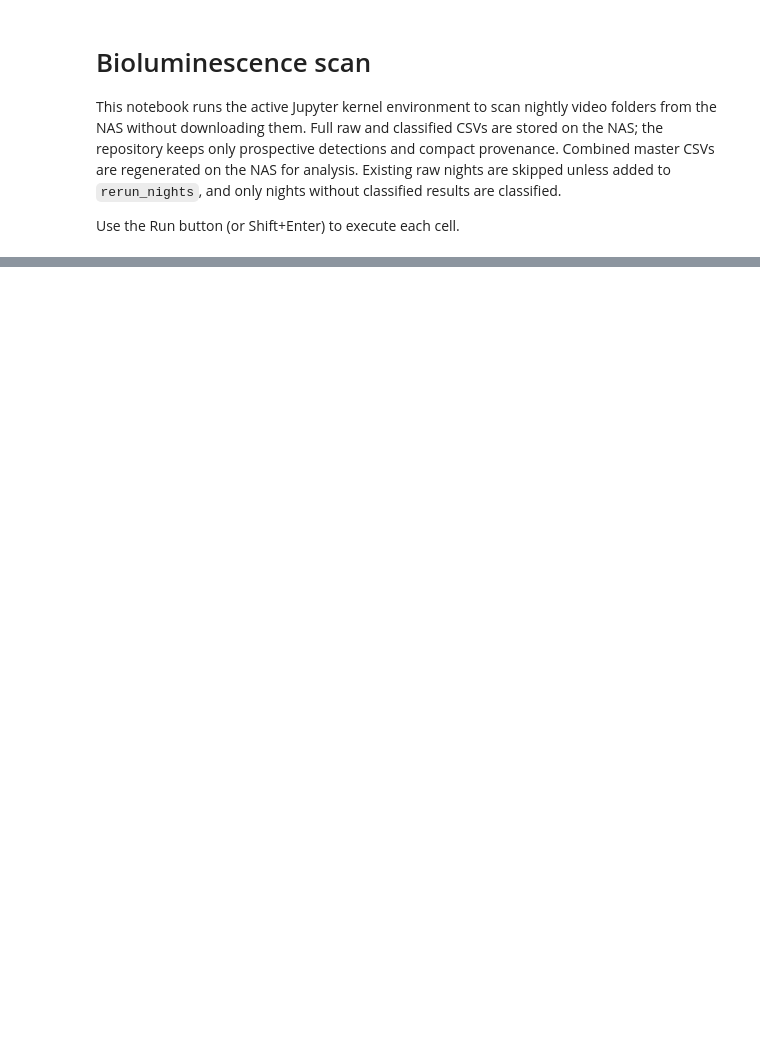
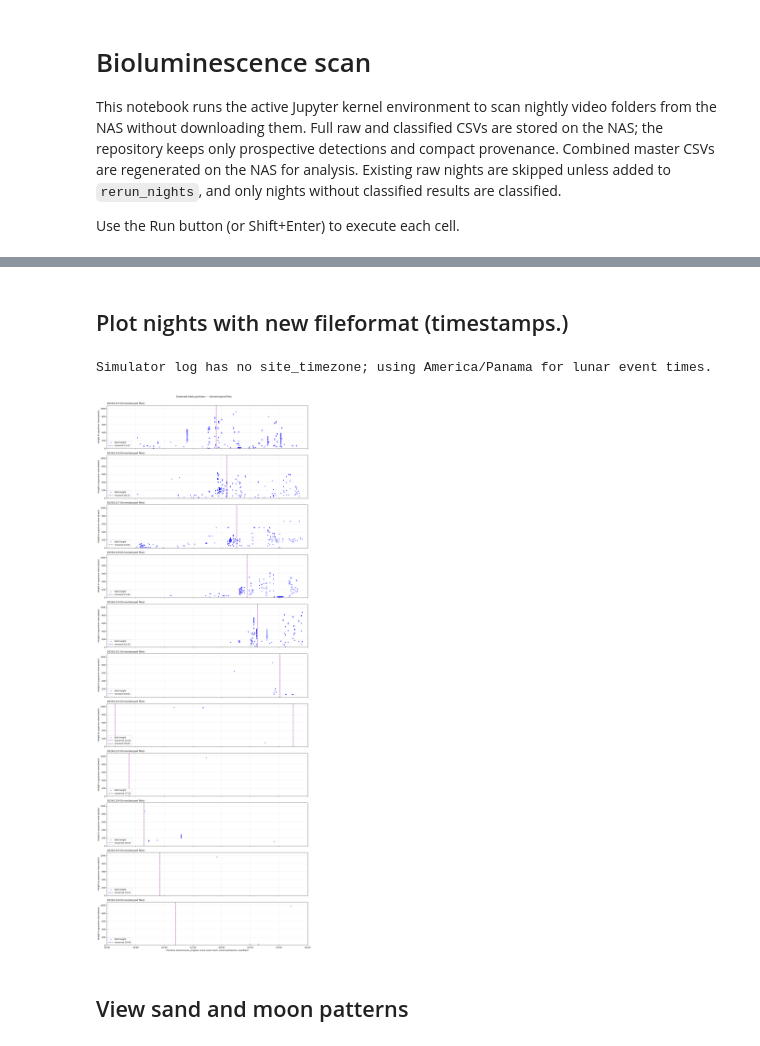
Before and after one commit to ucsb-oakley-lab/manta-analysis, a Jupyter notebook: tank-bioluminescence-scan/bioluminescence_scan.ipynb, the cells around one changed output, grey strips where cells are left out. Drawn from its saved outputs; the diff is of its cells as text; code cells hidden in the pictures; blank space fills up the shorter version.

```diff
--- a/tank-bioluminescence-scan/bioluminescence_scan.ipynb
+++ b/tank-bioluminescence-scan/bioluminescence_scan.ipynb
@@ -65,7 +75,7 @@ from nightly_bioluminescence import (
 conda_python = sys.executable
 master_csv = output_dir / 'bioluminescence_hits.csv'
 analysis_log = output_dir / 'analyzed_nights.txt'
-rerun_nights = {''} # example: {'20261117'}
+rerun_nights = {'20261126'} # example: {'20261117'}
 raw_night_files = list_night_csvs(output_dir)
 if not raw_night_files and master_csv.exists():
     split_master_csv_by_night(master_csv, output_dir)
@@ -314,3 +375,5 @@ else:
+# %% [markdown]
+## Plot nights with new fileformat (timestamps.)
 # %%
 import re
 from datetime import datetime, timedelta, timezone
@@ -327,9 +390,13 @@ if not candidate_csv.exists():
     raise FileNotFoundError(f'Candidate detections are missing: {candidate_csv}')
 plot_csv = candidate_csv
 simulator_settings = pd.read_csv(output_dir / 'simulator_log.csv').iloc[0]
-SIMULATOR_TZ_NAME = str(simulator_settings['simulator_timezone'])
 DISPLAY_TZ_NAME = str(simulator_settings['display_timezone'])
-SIMULATOR_TZ = ZoneInfo(SIMULATOR_TZ_NAME)
+if 'site_timezone' in simulator_settings.index:
+    SITE_TZ_NAME = str(simulator_settings['site_timezone'])
+else:
+    SITE_TZ_NAME = 'America/Panama'
+    print('Simulator log has no site_timezone; using America/Panama for lunar event times.')
+SITE_TZ = ZoneInfo(SITE_TZ_NAME)
 DISPLAY_TZ = ZoneInfo(DISPLAY_TZ_NAME)
 df_timestamp = pd.read_csv(plot_csv)
 
@@ -348,20 +415,22 @@ SIMULATOR_OBSERVER = Observer(
 
 def simulator_night_lunar_events(night):
     night_date = datetime.strptime(night, '%Y%m%d').date()
-    window_start = datetime.combine(night_date, datetime.min.time()).replace(hour=18)
-    window_end = window_start + timedelta(hours=12)
+    night_start = datetime.combine(night_date, datetime.min.time()).replace(hour=18, tzinfo=SITE_TZ)
+    window_start = night_start - timedelta(hours=2)
+    window_end = night_start + timedelta(hours=12)
+    first_utc_date = window_start.astimezone(timezone.utc).date() - timedelta(days=1)
+    last_utc_date = window_end.astimezone(timezone.utc).date() + timedelta(days=1)
     events = []
-    for event_date in (night_date, night_date + timedelta(days=1)):
-        for event_name, event_function in (('moonrise', moon.moonrise), ('moonset', moon.moonset)):
-            try:
-                event_site_time = event_function(SIMULATOR_OBSERVER, date=event_date, tzinfo=SIMULATOR_TZ)
-            except ValueError:
+    event_date = first_utc_date
+    while event_date <= last_utc_date:
+        moonrise_utc, moonset_utc = moon.riseset(event_date, SIMULATOR_OBSERVER)
+        for event_name, event_utc in (('moonrise', moonrise_utc), ('moonset', moonset_utc)):
+            if event_utc is None:
                 continue
-            if event_site_time is None:
-                continue
-            event_clock_time = event_site_time.replace(tzinfo=None)
+            event_clock_time = event_utc.astimezone(SITE_TZ)
             if window_start <= event_clock_time <= window_end:
-                events.append((event_name, event_clock_time))
+                events.append((event_name, event_clock_time.replace(tzinfo=None)))
+        event_date += timedelta(days=1)
     return sorted(events, key=lambda item: item[1])
 
 df_timestamp['clock_time'] = df_timestamp['video'].map(timestamp_from_video)
@@ -372,35 +441,41 @@ else:
     df_timestamp['clock_time'] = df_timestamp['clock_time'] + pd.to_timedelta(df_timestamp['time_sec'], unit='s')
     df_timestamp['night'] = df_timestamp['night'].astype(str)
     nights = sorted(df_timestamp['night'].dropna().unique())
     plot_reference = datetime(2000, 1, 1, 18, 0)
+    plot_start = plot_reference - timedelta(hours=2)
     plot_end = plot_reference + timedelta(hours=12)
     fig, axes = plt.subplots(len(nights), 1, sharex=True, figsize=(15, max(4, 3.5 * len(nights))))
     axes = [axes] if len(nights) == 1 else list(axes)
     for ax, night in zip(axes, nights):
         night_df = df_timestamp[df_timestamp['night'] == night]
         night_start = datetime.strptime(night, '%Y%m%d').replace(hour=18, minute=0, second=0, microsecond=0)
         plot_times = pd.Timestamp(plot_reference) + (pd.to_datetime(night_df['clock_time']) - pd.Timestamp(night_start))
         sand_points = night_df['classification'].eq('reflection_suspect') if 'classification' in night_df.columns else pd.Series(False, index=night_df.index)
         non_sand_points = ~sand_points
         if non_sand_points.any():
             ax.scatter(plot_times.loc[non_sand_points], night_df.loc[non_sand_points, 'y_flipped'], s=8, color='blue', alpha=0.7, label='blob height')
         if sand_points.any():
             ax.scatter(plot_times.loc[sand_points], night_df.loc[sand_points, 'y_flipped'], s=8, color='lightcoral', alpha=0.7, label='sand blob height')
         for event_name, event_time in simulator_night_lunar_events(night):
             event_plot_time = pd.Timestamp(plot_reference) + (pd.Timestamp(event_time) - pd.Timestamp(night_start))
             ax.axvline(event_plot_time, color='purple', linestyle='--', linewidth=1.5, label=f"{event_name} {event_time.strftime('%H:%M')}")
         ax.set_title(f'{night} (timestamped files)', loc='left')
         ax.set_ylabel('Height in aquarium view (pixels)')
         ax.set_ylim(0, 1080)
         ax.grid(True, alpha=0.25)
         ax.legend(loc='lower left')
-    axes[-1].set_xlabel(f'Plot time ({DISPLAY_TZ_NAME}; simulated site clock: {SIMULATOR_TZ_NAME})')
-    axes[-1].set_xlim(plot_reference, plot_end)
+    axes[-1].set_xlabel(f'Plot time ({DISPLAY_TZ_NAME}; lunar event clock: {SITE_TZ_NAME}, unshifted)')
+    axes[-1].set_xlim(plot_start, plot_end)
     axes[-1].xaxis.set_major_locator(mdates.HourLocator(interval=2))
     axes[-1].xaxis.set_major_formatter(mdates.DateFormatter('%H:%M'))
     fig.suptitle('Detected blob positions — timestamped files', y=1.0)
     fig.tight_layout()
     plt.show()
+# %% [output]
+Simulator log has no site_timezone; using America/Panama for lunar event times.
+[figure, added]
+# %% [markdown]
+## View sand and moon patterns
 # %%
 # Last-night moon state versus sand reflection
 classified_csv = output_dir / 'bioluminescence_hits_classified.csv'
```
Also changed, not shown: parts of 11 cells of this notebook, 3 other files.
